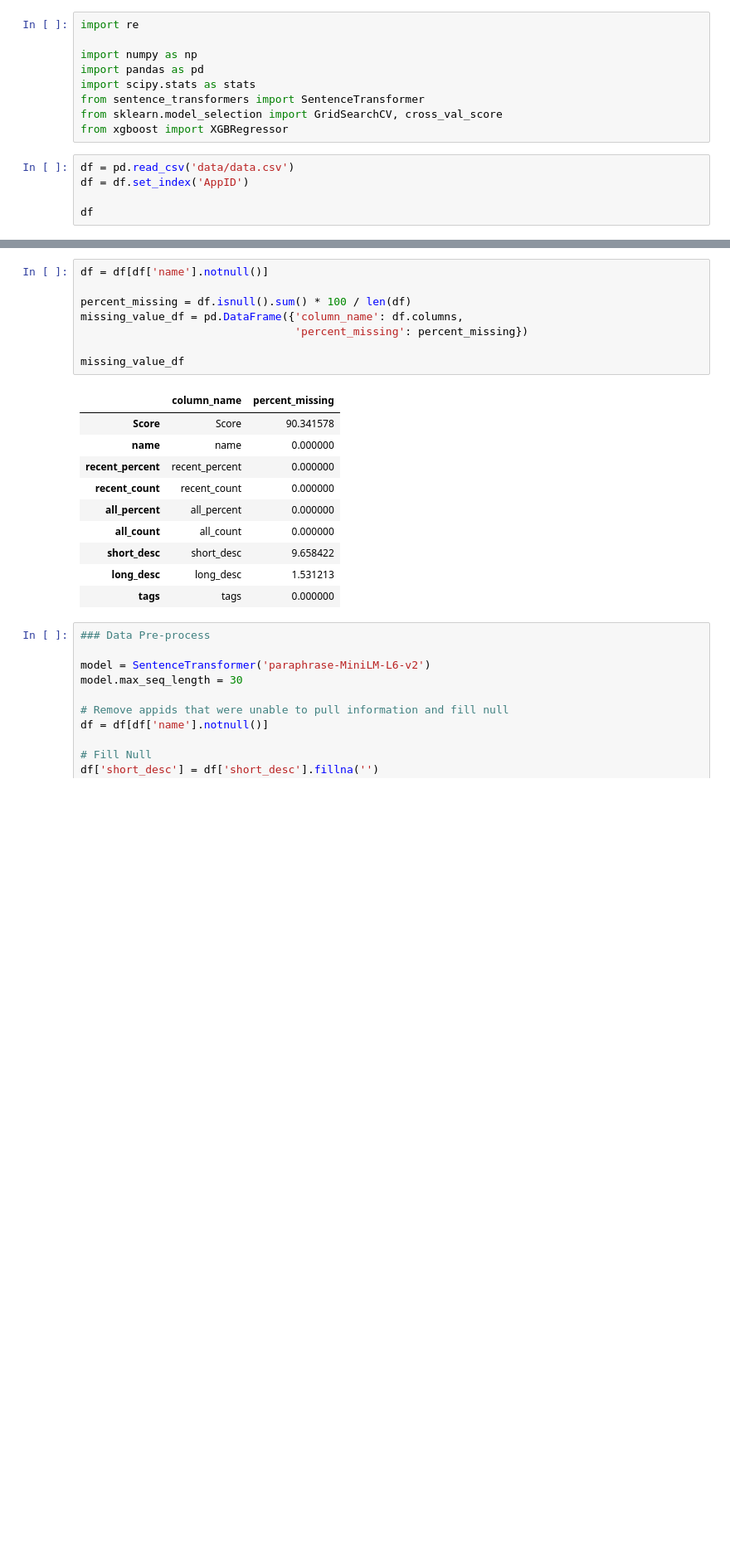
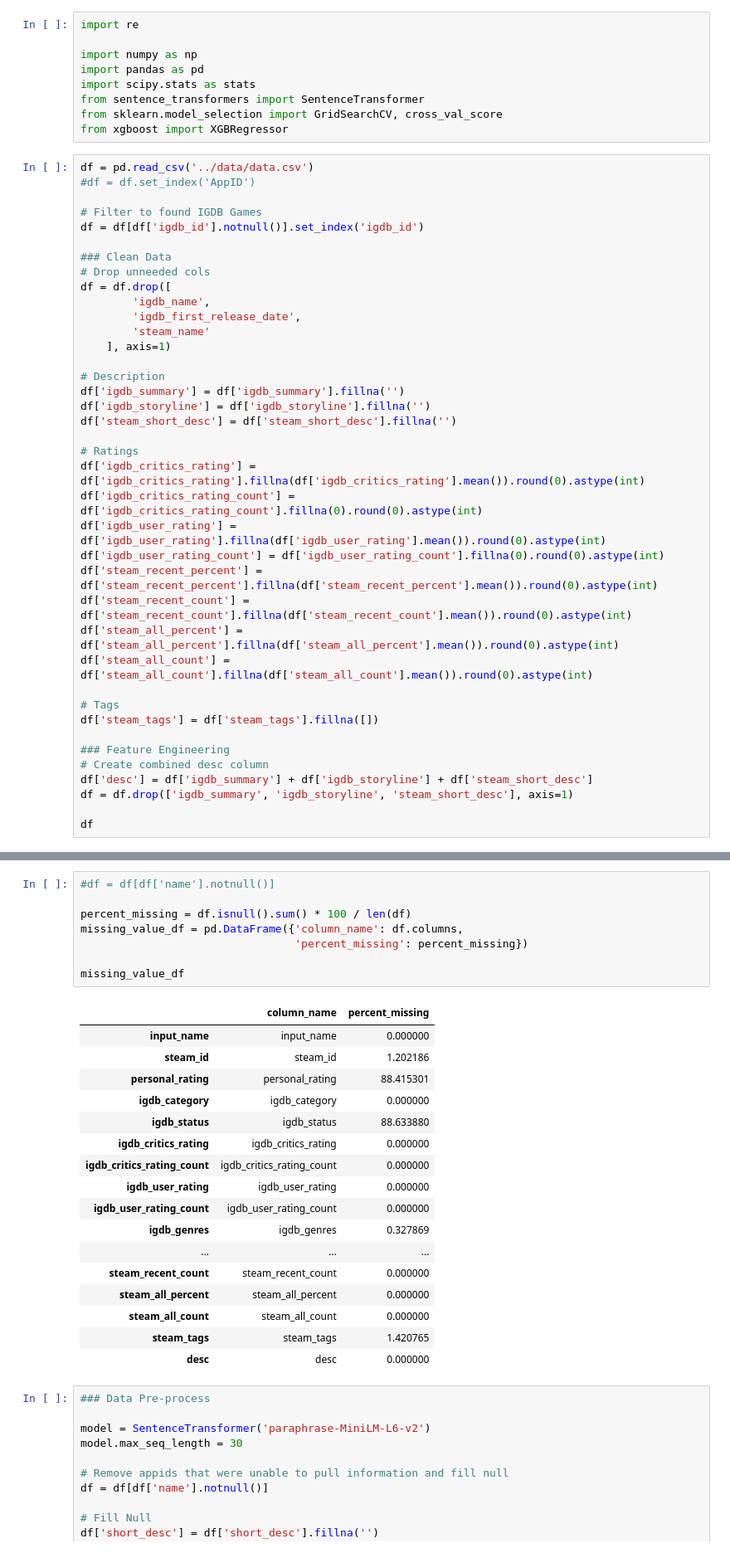
Before and after one commit to mcminnra/vgr, a Jupyter notebook: prototyping_notebooks/prototyping.ipynb, the cells around one changed output, grey strips where cells are left out. Shown at 83% size. Drawn from its saved outputs; the diff is of its cells as text; blank space fills up the shorter version.

Commit message:
migrated to new data processing paradigm

```diff
--- a/prototyping_notebooks/prototyping.ipynb
+++ b/prototyping_notebooks/prototyping.ipynb
@@ -8,8 +8,42 @@ from sentence_transformers import SentenceTransformer
 from sklearn.model_selection import GridSearchCV, cross_val_score
 from xgboost import XGBRegressor
 # %%
-df = pd.read_csv('data/data.csv')
-df = df.set_index('AppID')
+df = pd.read_csv('../data/data.csv')
+#df = df.set_index('AppID')
+
+# Filter to found IGDB Games
+df = df[df['igdb_id'].notnull()].set_index('igdb_id')
+
+### Clean Data
+# Drop unneeded cols
+df = df.drop([
+        'igdb_name',
+        'igdb_first_release_date',
+        'steam_name'
+    ], axis=1)
+
+# Description
+df['igdb_summary'] = df['igdb_summary'].fillna('')
+df['igdb_storyline'] = df['igdb_storyline'].fillna('')
+df['steam_short_desc'] = df['steam_short_desc'].fillna('')
+
+# Ratings
+df['igdb_critics_rating'] = df['igdb_critics_rating'].fillna(df['igdb_critics_rating'].mean()).round(0).astype(int)
+df['igdb_critics_rating_count'] = df['igdb_critics_rating_count'].fillna(0).round(0).astype(int)
+df['igdb_user_rating'] = df['igdb_user_rating'].fillna(df['igdb_user_rating'].mean()).round(0).astype(int)
+df['igdb_user_rating_count'] = df['igdb_user_rating_count'].fillna(0).round(0).astype(int)
+df['steam_recent_percent'] = df['steam_recent_percent'].fillna(df['steam_recent_percent'].mean()).round(0).astype(int)
+df['steam_recent_count'] = df['steam_recent_count'].fillna(df['steam_recent_count'].mean()).round(0).astype(int)
+df['steam_all_percent'] = df['steam_all_percent'].fillna(df['steam_all_percent'].mean()).round(0).astype(int)
+df['steam_all_count'] = df['steam_all_count'].fillna(df['steam_all_count'].mean()).round(0).astype(int)
+
+# Tags
+df['steam_tags'] = df['steam_tags'].fillna([])
+
+### Feature Engineering
+# Create combined desc column
+df['desc'] = df['igdb_summary'] + df['igdb_storyline'] + df['steam_short_desc']
+df = df.drop(['igdb_summary', 'igdb_storyline', 'steam_short_desc'], axis=1)
 
 df
 # %% [output]
@@ -30,22 +51,29 @@ df
 # %%
-df = df[df['name'].notnull()]
+#df = df[df['name'].notnull()]
 
 percent_missing = df.isnull().sum() * 100 / len(df)
 missing_value_df = pd.DataFrame({'column_name': df.columns,
                                  'percent_missing': percent_missing})
 
 missing_value_df
 # %% [output]
 |  | column_name | percent_missing |
-| Score | Score | 90.341578 |
-| name | name | 0.000000 |
-| recent_percent | recent_percent | 0.000000 |
-| recent_count | recent_count | 0.000000 |
-| all_percent | all_percent | 0.000000 |
-| all_count | all_count | 0.000000 |
-| short_desc | short_desc | 9.658422 |
-| long_desc | long_desc | 1.531213 |
-| tags | tags | 0.000000 |
+| input_name | input_name | 0.000000 |
+| steam_id | steam_id | 1.202186 |
+| personal_rating | personal_rating | 88.415301 |
+| igdb_category | igdb_category | 0.000000 |
+| igdb_status | igdb_status | 88.633880 |
+| igdb_critics_rating | igdb_critics_rating | 0.000000 |
+| igdb_critics_rating_count | igdb_critics_rating_count | 0.000000 |
+| igdb_user_rating | igdb_user_rating | 0.000000 |
+| igdb_user_rating_count | igdb_user_rating_count | 0.000000 |
+| igdb_genres | igdb_genres | 0.327869 |
+| ... | ... | ... |
+| steam_recent_count | steam_recent_count | 0.000000 |
+| steam_all_percent | steam_all_percent | 0.000000 |
+| steam_all_count | steam_all_count | 0.000000 |
+| steam_tags | steam_tags | 1.420765 |
+| desc | desc | 0.000000 |
 # %%
 ### Data Pre-process
 
```
Also changed, not shown: parts of 1 cell of this notebook, 3 other files.
